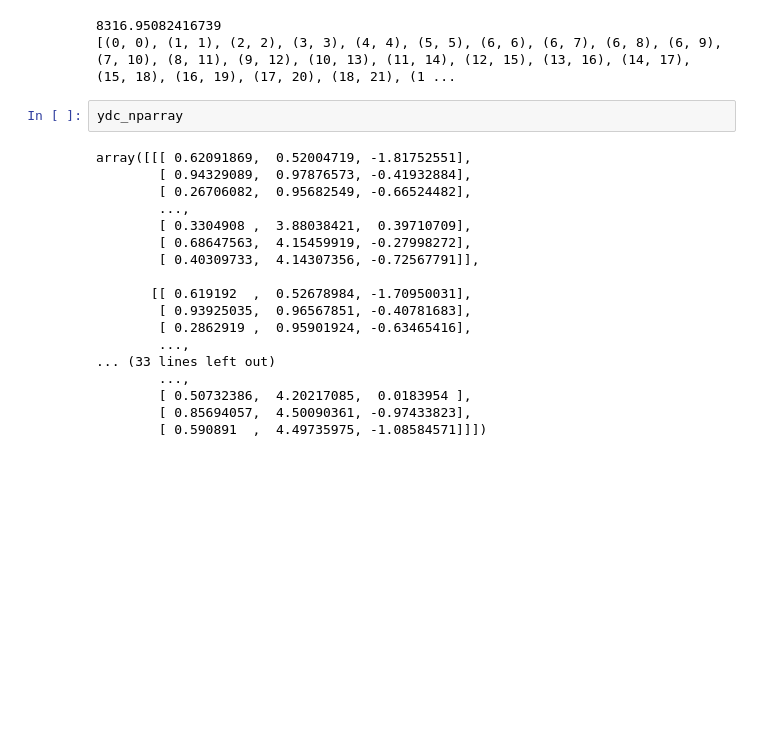
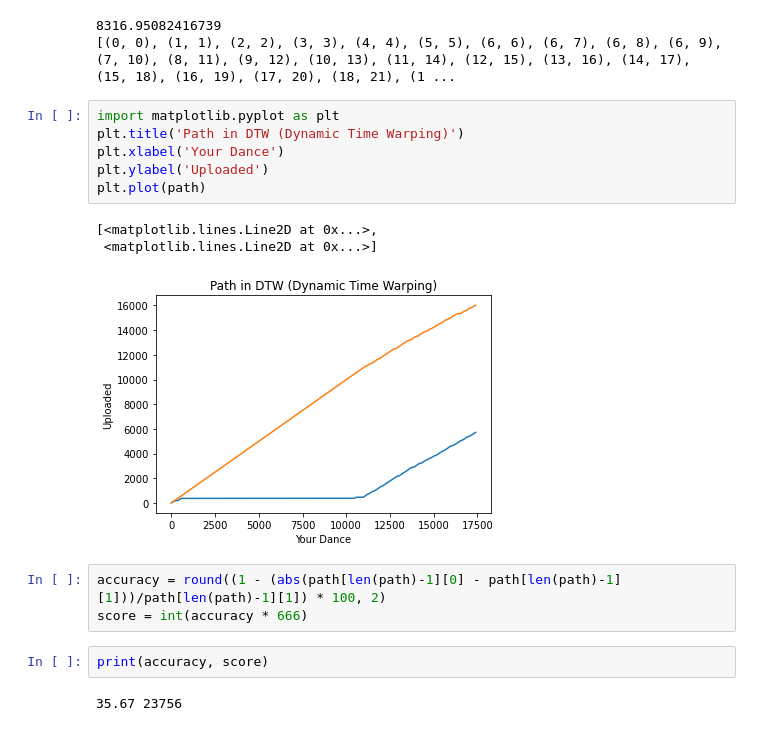
Before and after one commit to AdiSuresh/dance-evaluator, a Jupyter notebook: Dance-Evaluator/DTW Implementation/Scoring Function.ipynb, the cells around one changed output. Saved outputs shown, nothing was run; the diff lists cells and outputs as text; blank space fills up the shorter version.

```diff
--- a/Dance-Evaluator/DTW Implementation/Scoring Function.ipynb
+++ b/Dance-Evaluator/DTW Implementation/Scoring Function.ipynb
@@ -188,23 +177,20 @@ print(path)
 # %% [output]
 8316.95082416739
 [(0, 0), (1, 1), (2, 2), (3, 3), (4, 4), (5, 5), (6, 6), (6, 7), (6, 8), (6, 9), (7, 10), (8, 11), (9, 12), (10, 13), (11, 14), (12, 15), (13, 16), (14, 17), (15, 18), (16, 19), (17, 20), (18, 21), (1 ...
-# %%
-ydc_nparray
-# %% [output]
-array([[[ 0.62091869,  0.52004719, -1.81752551],
-        [ 0.94329089,  0.97876573, -0.41932884],
-        [ 0.26706082,  0.95682549, -0.66524482],
-        ...,
-        [ 0.3304908 ,  3.88038421,  0.39710709],
-        [ 0.68647563,  4.15459919, -0.27998272],
-        [ 0.40309733,  4.14307356, -0.72567791]],
-
-       [[ 0.619192  ,  0.52678984, -1.70950031],
-        [ 0.93925035,  0.96567851, -0.40781683],
-        [ 0.2862919 ,  0.95901924, -0.63465416],
-        ...,
-... (33 lines left out)
-        ...,
-        [ 0.50732386,  4.20217085,  0.0183954 ],
-        [ 0.85694057,  4.50090361, -0.97433823],
-        [ 0.590891  ,  4.49735975, -1.08584571]]])
+# %%
+import matplotlib.pyplot as plt
+plt.title('Path in DTW (Dynamic Time Warping)')
+plt.xlabel('Your Dance')
+plt.ylabel('Uploaded')
+plt.plot(path)
+# %% [output]
+[<matplotlib.lines.Line2D at 0x...>,
+ <matplotlib.lines.Line2D at 0x...>]
+[figure, added]
+# %%
+accuracy = round((1 - (abs(path[len(path)-1][0] - path[len(path)-1][1]))/path[len(path)-1][1]) * 100, 2)
+score = int(accuracy * 666)
+# %%
+print(accuracy, score)
+# %% [output]
+35.67 23756
```
Also changed, not shown: parts of 2 cells of this notebook.
